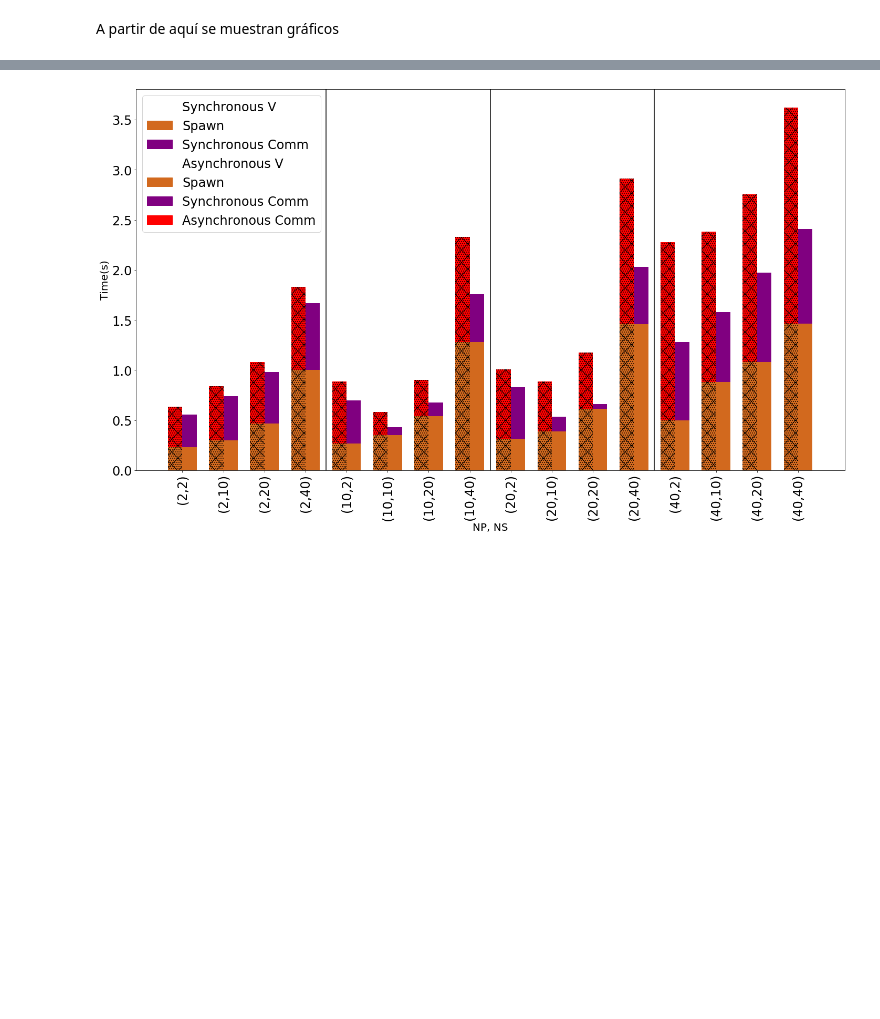
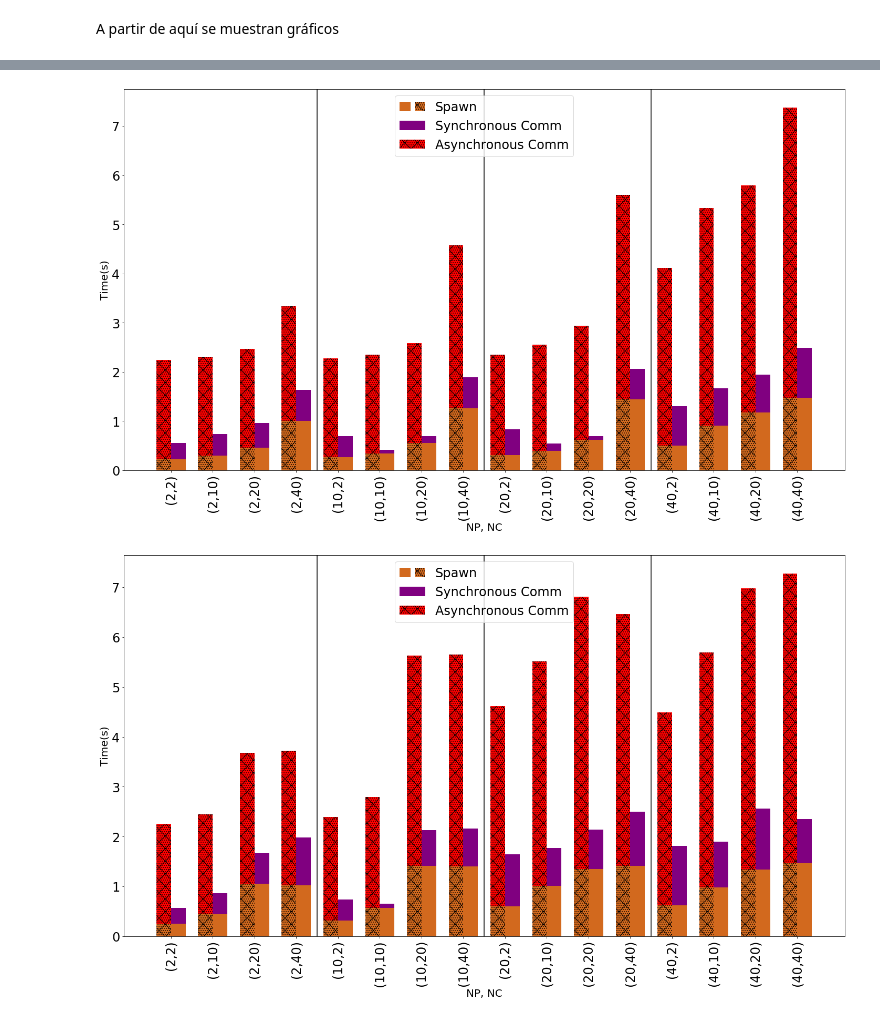
Before and after one commit to hpca-uji/Proteo, a Jupyter notebook: Analysis/analyser.ipynb, the cells around one changed output, grey strips where cells are left out. Saved outputs shown, nothing was run; the diff lists cells and outputs as text; code cells hidden in the pictures; blank space fills up the shorter version.

```diff
--- a/Analysis/analyser.ipynb
+++ b/Analysis/analyser.ipynb
@@ -622,49 +625,49 @@ print(TC_A_data)
 # %%
-f=plt.figure(figsize=(20, 12))
+for dist in [1,2]:
+    dist_index=dist-1
+    f=plt.figure(figsize=(20, 12))
 
-x = np.arange(len(labelsP_J))
-width = 0.35
-sumaTC_TS_A = np.add(TC_A_data, TS_A_data).tolist()
+    x = np.arange(len(labelsP_J))
+    width = 0.35
+    sumaTC_TS_A = np.add(TC_A_data[dist_index], TS_A_data[dist_index]).tolist()
 
-ax=f.add_subplot(111)
+    ax=f.add_subplot(111)
 
-ax.bar(x+width/2, TC_data, width, color='chocolate')
-ax.bar(x+width/2, TS_data, width, bottom=TC_data, color='purple')
+    ax.bar(x+width/2, TC_data[dist_index], width, color='chocolate')
+    ax.bar(x+width/2, TS_data[dist_index], width, bottom=TC_data[dist_index], color='purple')
 
-ax.bar(x-width/2, TC_A_data, width, hatch="\\/...", color='chocolate')
-ax.bar(x-width/2, TS_A_data, width, bottom=TC_A_data, hatch="\\/...", color='purple')
-ax.bar(x-width/2, TA_A_data, width, bottom=sumaTC_TS_A, hatch="\\/...", color='red')
+    ax.bar(x-width/2, TC_A_data[dist_index], width, hatch="\\/...", color='chocolate')
+    ax.bar(x-width/2, TS_A_data[dist_index], width, bottom=TC_A_data[dist_index], hatch="\\/...", color='purple')
+    ax.bar(x-width/2, TA_A_data[dist_index], width, bottom=sumaTC_TS_A, hatch="\\/...", color='red')
 
-ax.set_ylabel("Time(s)", fontsize=20)
-ax.set_xlabel("NP, NS", fontsize=20)
-plt.xticks(x, labelsP_J, rotation=90)
+    ax.set_ylabel("Time(s)", fontsize=20)
+    ax.set_xlabel("NP, NC", fontsize=20)
+    plt.xticks(x, labelsP_J, rotation=90)
 
-sync_patch = mpatches.Patch(color='white',label='Synchronous V')
-brown_Spatch = mpatches.Patch(color='chocolate', label='Spawn')
-purple_Spatch = mpatches.Patch(color='purple', label='Synchronous Comm')
-async_patch = mpatches.Patch(color='white',label='Asynchronous V')
-brown_Apatch = mpatches.Patch(hatch='\\/...', color='chocolate', label='Spawn')
-purple_Apatch = mpatches.Patch(hatch='\\/...', color='purple', label='Synchronous Comm')
-red_Apatch = mpatches.Patch(hatch='\\/...', color='red', label='Asynchronous Comm')
+    labels = ['Spawn', 'Synchronous Comm', 'Asynchronous Comm']
+    brown_Spatch = mpatches.Patch(color='chocolate', label='Spawn')
+    purple_Spatch = mpatches.Patch(color='purple', label='Synchronous Comm')
+    brown_Apatch = mpatches.Patch(hatch='\\/...', facecolor='chocolate', label='Spawn')
+    red_Apatch = mpatches.Patch(hatch='\\/...', facecolor='red', label='Asynchronous Comm')
 
-handles=[sync_patch,brown_Spatch,purple_Spatch,async_patch,brown_Apatch,purple_Apatch,red_Apatch]
+    handles=[(brown_Spatch, brown_Apatch),purple_Spatch,red_Apatch]
 
-plt.legend(handles=handles, loc='upper left', fontsize=24)
+    plt.legend(handles=handles, labels=labels, loc='upper center', fontsize=24, ncol=1, handler_map={tuple: HandlerTuple(ndivide=None)})
+#bbox_to_anchor=(1, 0.5) --> Para sacar fuera de la grafica la leyenda
 
+    ax.axvline((3.5), color='black')
+    ax.axvline((7.5), color='black')
+    ax.axvline((11.5), color='black')
 
-ax.axvline((3.5), color='black')
-ax.axvline((7.5), color='black')
-ax.axvline((11.5), color='black')
-
-ax.tick_params(axis='both', which='major', labelsize=24)
-ax.tick_params(axis='both', which='minor', labelsize=22)
+    ax.tick_params(axis='both', which='major', labelsize=24)
+    ax.tick_params(axis='both', which='minor', labelsize=22)
     #ax.axvline(4)
 
-f.tight_layout()
-f.savefig("Images/Malt_Partitions_"+dist_names[dist]+".png", format="png")
-j = (j+1)%5
+    f.tight_layout()
+    f.savefig("Images/Malt_Partitions_"+dist_names[dist]+".png", format="png")
 # %% [output]
-[figure, old version]
+[figure, new version]
+[figure, added]
 # %%
 if(n_qty == 1):
     groupM_aux = dfM.groupby(['NP', 'NS'])['TC']
```
Also changed, not shown: parts of 22 cells of this notebook.
